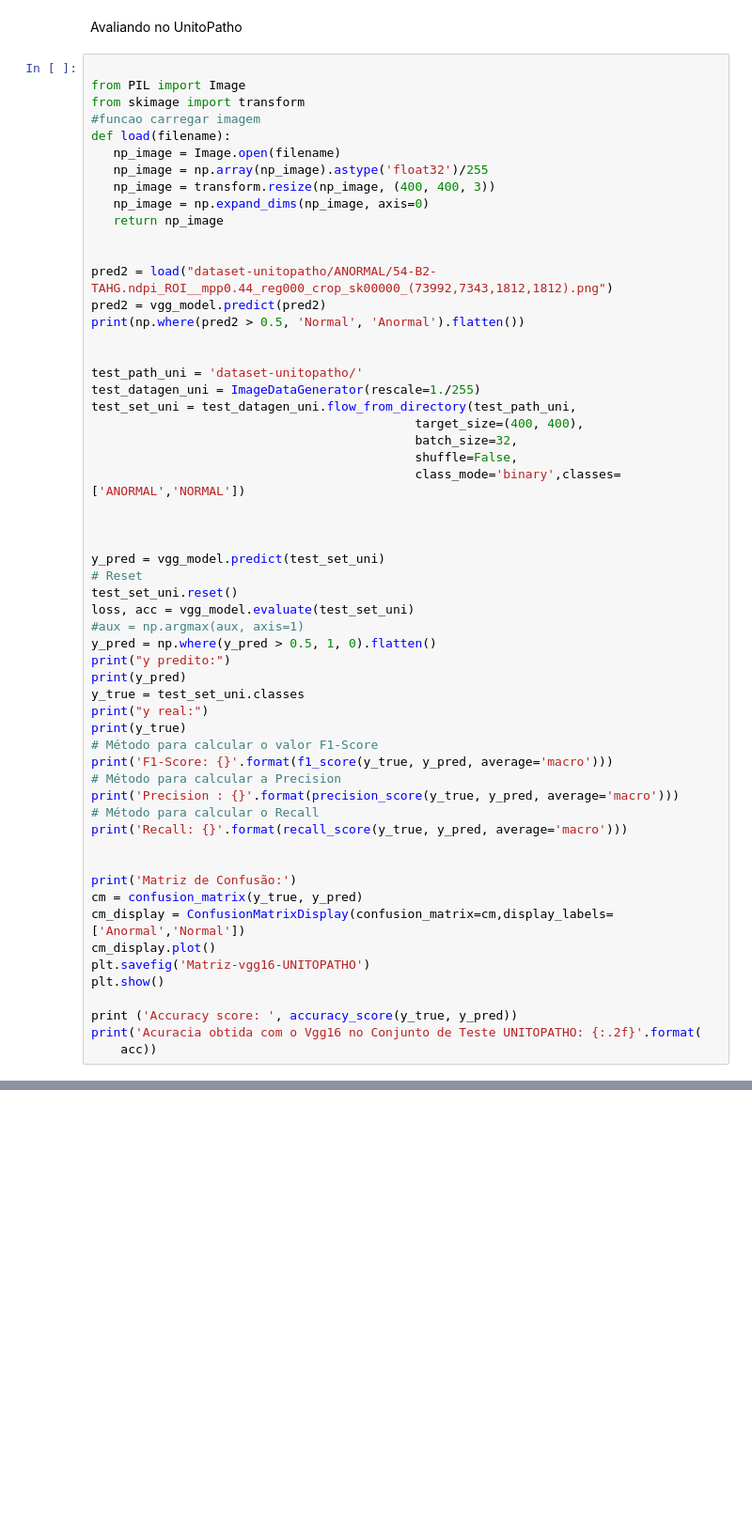
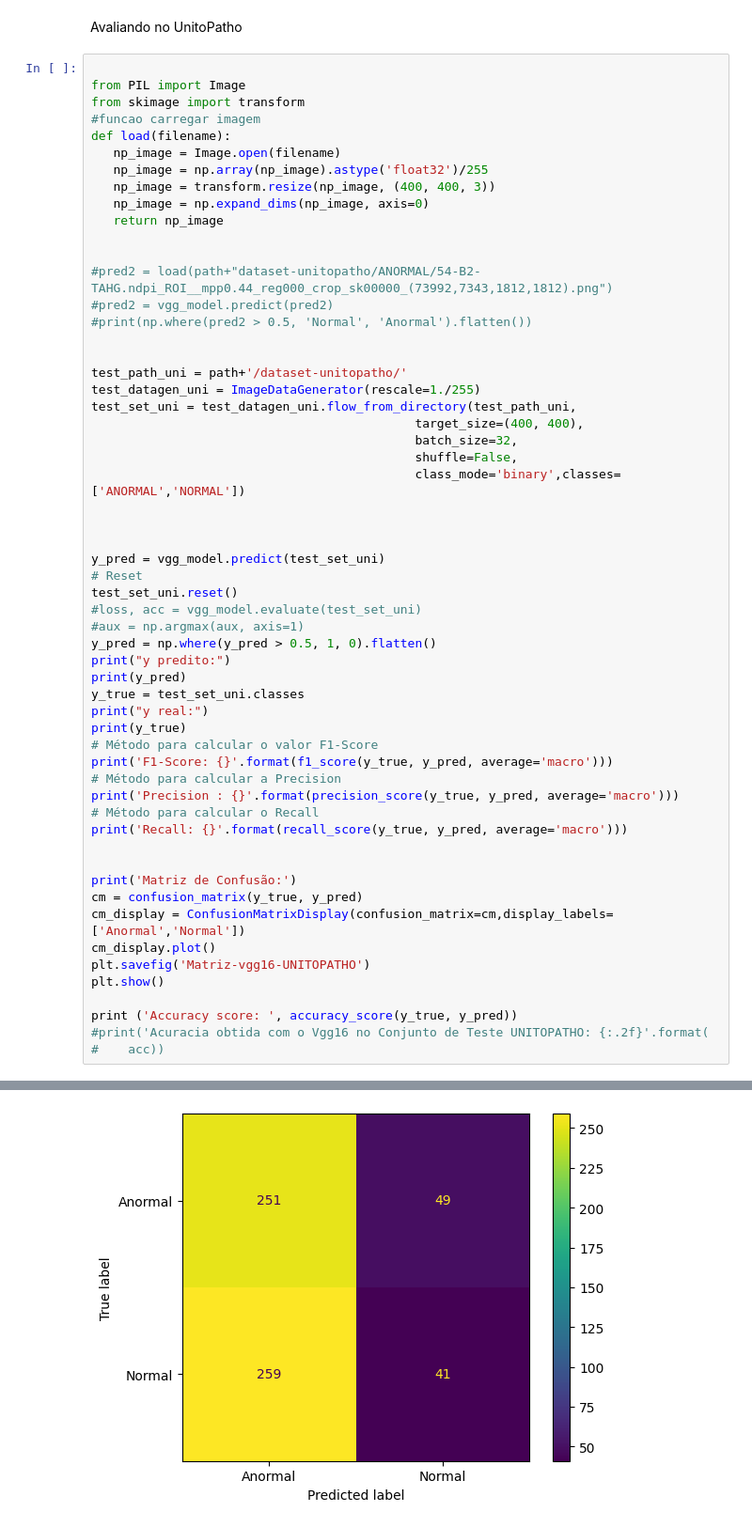
Before and after one commit to tomvieira/transfer-learning, a Jupyter notebook: transfer-learning-vgg16.ipynb, the cells around one changed output, grey strips where cells are left out. Shown at 94% size. Saved outputs shown, nothing was run; the diff lists cells and outputs as text; blank space fills up the shorter version.

```diff
--- a/transfer-learning-vgg16.ipynb
+++ b/transfer-learning-vgg16.ipynb
@@ -157,12 +236,12 @@ def load(filename):
    return np_image
 
 
-pred2 = load("dataset-unitopatho/ANORMAL/54-B2-TAHG.ndpi_ROI__mpp0.44_reg000_crop_sk00000_(73992,7343,1812,1812).png")
-pred2 = vgg_model.predict(pred2)
-print(np.where(pred2 > 0.5, 'Normal', 'Anormal').flatten())
+#pred2 = load(path+"dataset-unitopatho/ANORMAL/54-B2-TAHG.ndpi_ROI__mpp0.44_reg000_crop_sk00000_(73992,7343,1812,1812).png")
+#pred2 = vgg_model.predict(pred2)
+#print(np.where(pred2 > 0.5, 'Normal', 'Anormal').flatten())
 
 
-test_path_uni = 'dataset-unitopatho/'
+test_path_uni = path+'/dataset-unitopatho/'
 test_datagen_uni = ImageDataGenerator(rescale=1./255)
 test_set_uni = test_datagen_uni.flow_from_directory(test_path_uni,
                                             target_size=(400, 400),
@@ -175,7 +254,7 @@ test_set_uni = test_datagen_uni.flow_from_directory(test_path_uni,
 y_pred = vgg_model.predict(test_set_uni)
 # Reset
 test_set_uni.reset()
-loss, acc = vgg_model.evaluate(test_set_uni)
+#loss, acc = vgg_model.evaluate(test_set_uni)
 #aux = np.argmax(aux, axis=1)
 y_pred = np.where(y_pred > 0.5, 1, 0).flatten()
 print("y predito:")
@@ -199,5 +278,6 @@ plt.savefig('Matriz-vgg16-UNITOPATHO')
 plt.show()
 
 print ('Accuracy score: ', accuracy_score(y_true, y_pred))
-print('Acuracia obtida com o Vgg16 no Conjunto de Teste UNITOPATHO: {:.2f}'.format(
-    acc))
+#print('Acuracia obtida com o Vgg16 no Conjunto de Teste UNITOPATHO: {:.2f}'.format(
+#    acc))
+# %% [output]
@@ -203,0 +301 @@ print('Acuracia obtida com o Vgg16 no Conjunto de Teste UNITOPATHO: {:.2f}'.form
+[figure, added]
```
Also changed, not shown: parts of 14 cells of this notebook, 2 other files.
